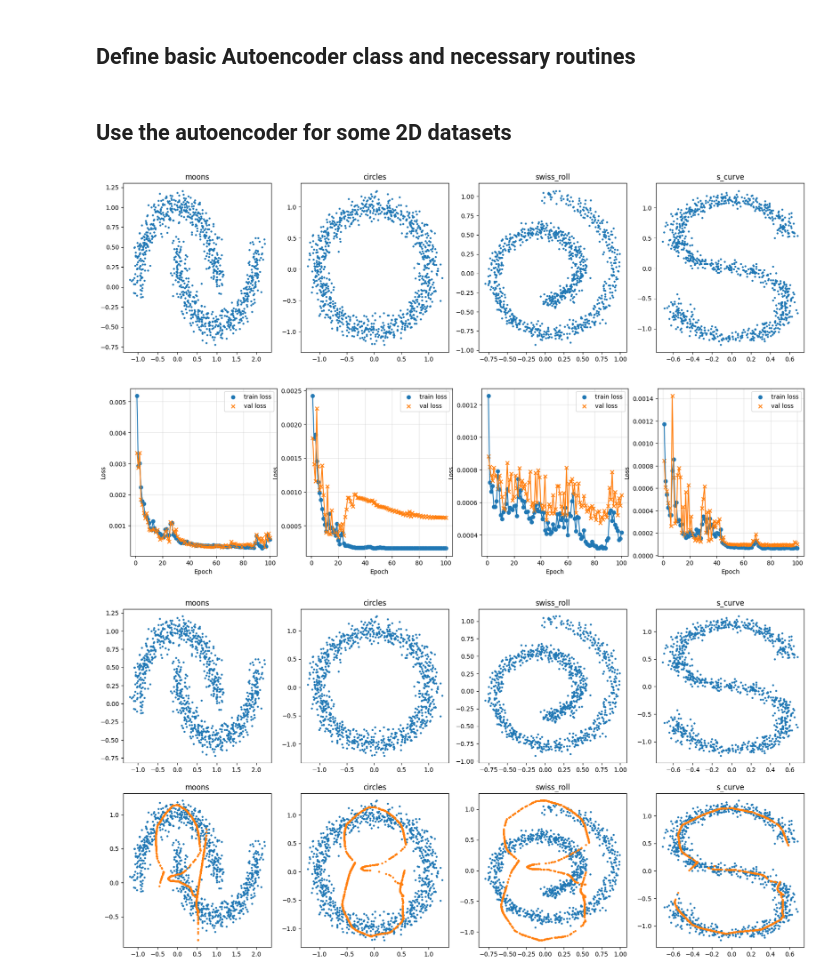
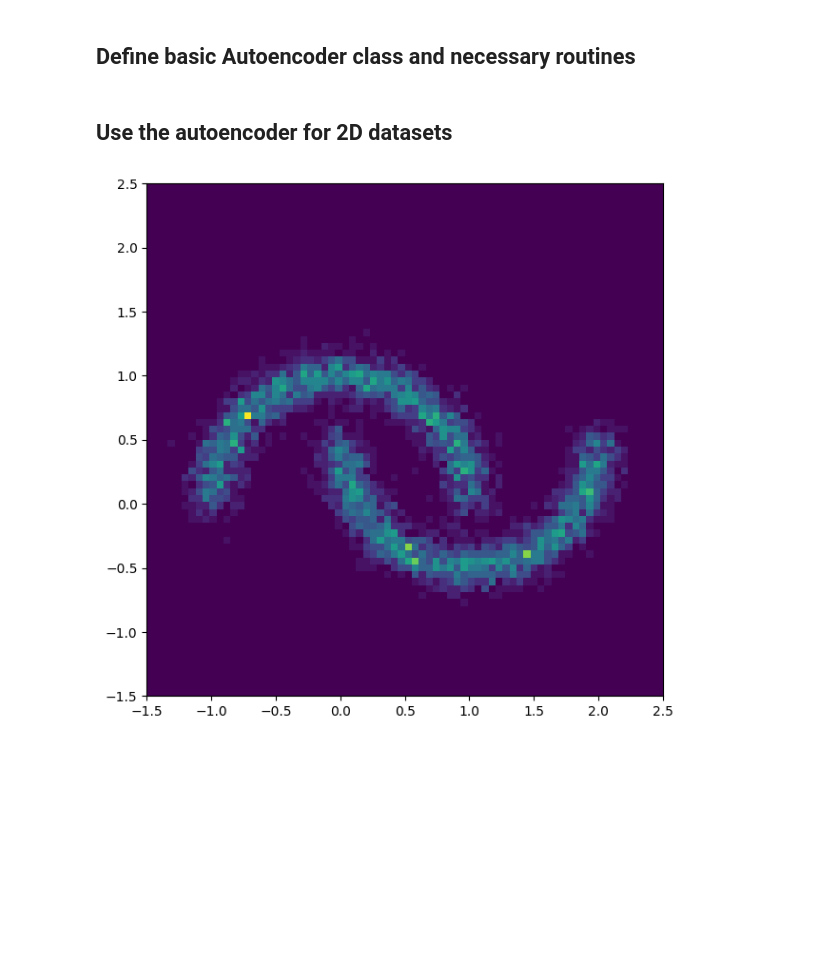
Before and after one commit to CKleiber/SciML-Seminar, a Jupyter notebook: main.ipynb, the cells around one changed output. Saved outputs shown, nothing was run; the diff lists cells and outputs as text; code cells hidden in the pictures; blank space fills up the shorter version.

```diff
--- a/main.ipynb
+++ b/main.ipynb
@@ -129,7 +136,7 @@ def plot_loss_history(loss_history):
     ax.grid(alpha=0.35)
     ax.legend()
 # %% [markdown]
-## Use the autoencoder for some 2D datasets
+## Use the autoencoder for 2D datasets
 # %%
 # architecture of a basic autoencoder
 
@@ -156,63 +149,20 @@ datasets = {
+# %%
+# load data
+
+dataset_size = 5000
+
+dataset = make_moons(n_samples=dataset_size, noise=0.1)[0]
+
+# split data into train and validation sets
+
+X_train, X_val = train_test_split(dataset, test_size=0.2)
+
+X_val, X_test = train_test_split(X_val, test_size=0.5)
 # %%
-# visualise datasets
+# visualise data as density plot
 
-fig, ax = plt.subplots(1, 4, figsize=(20, 5))
+fig, ax = plt.subplots(1, 1, figsize=(7, 7))
 
-for i, (dataset_name, dataset) in enumerate(datasets.items()):
-    ax[i].scatter(dataset[:, 0], dataset[:, 1], s=5)
-    ax[i].set_title(dataset_name)
+ax.hist2d(dataset[:, 0], dataset[:, 1], bins=np.linspace(-1.5, 2.5, 75));
 # %% [output]
-[figure, old version]
+[figure, new version]
-# %%
-# train autoencoders
-
-n_epochs = 100
-batch_size = 32
-
-loss_histories = {}
-
-for dataset_name, dataset in datasets.items():
-    # split dataset into train and val
-    X_train, X_val = train_test_split(dataset, test_size=0.2)
-
-    # train autoencoder
-    loss_history = train_autoencoder(autoencoder_moons, torch.Tensor(X_train), torch.Tensor(X_val), n_epochs=n_epochs, batch_size=batch_size, verbose=False)
-    loss_histories[dataset_name] = loss_history
-
-# plot loss history
-
-fig, ax = plt.subplots(1, 4, figsize=(20, 5))
-
-for i, (dataset_name, loss_history) in enumerate(loss_histories.items()):
-    epochs_linspace = np.linspace(1, len(loss_history['train']), len(loss_history['train']))
-
-    ax[i].scatter(epochs_linspace, loss_history['train'], label='train loss', marker='o')
-    ax[i].scatter(epochs_linspace, loss_history['val'], label='val loss', marker='x')
-
-    ax[i].plot(epochs_linspace, loss_history['train'])
-    ax[i].plot(epochs_linspace, loss_history['val'])
-
-    ax[i].set_xlabel('Epoch')
-    ax[i].set_ylabel('Loss')
-
-    ax[i].grid(alpha=0.35)
-    ax[i].legend()
-# %% [output]
-[figure, removed]
-# %%
-# look at reconstructions and compare to ground truth
-
-fig, ax = plt.subplots(2, 4, figsize=(20, 10))
-
-for i, (dataset_name, dataset) in enumerate(datasets.items()):
-
-    # plot ground truth
-    ax[0, i].scatter(dataset[:, 0], dataset[:, 1], s=5)
-    ax[0, i].set_title(dataset_name)
-
-    # plot reconstructions
-    ax[1, i].scatter(dataset[:, 0], dataset[:, 1], s=5)
-    ax[1, i].scatter(autoencoder_moons(torch.Tensor(dataset))[:, 0].detach().numpy(), autoencoder_moons(torch.Tensor(dataset))[:, 1].detach().numpy(), s=5)
-    ax[1, i].set_title(dataset_name)
-# %% [output]
-[figure, removed]
```
Also changed, not shown: parts of 7 cells of this notebook.
